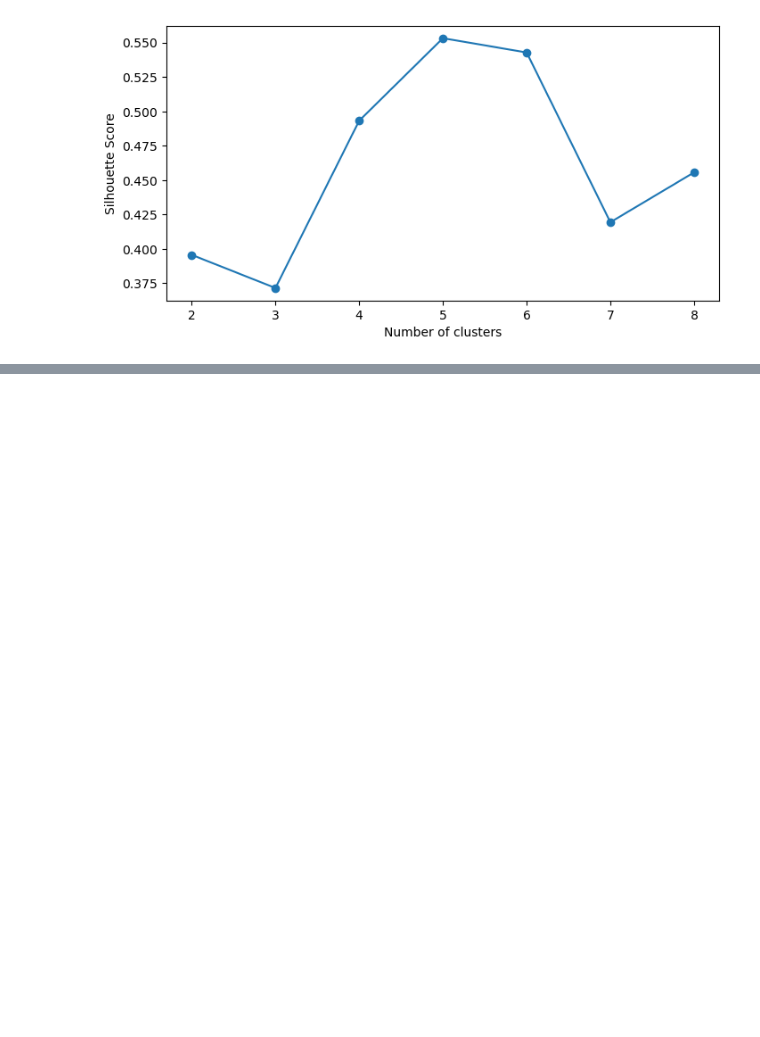
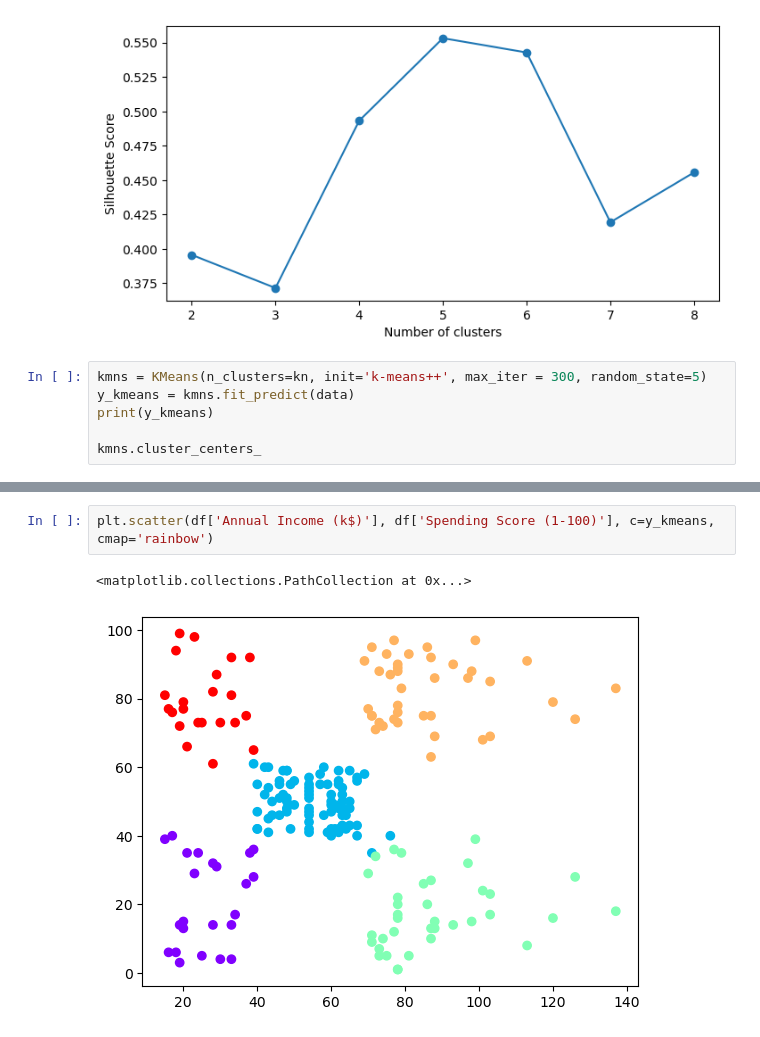
Before and after one commit to amaan-igs/Data-Analytics, a Jupyter notebook: ML/k-mean-clustering.ipynb, the cells around one changed output, grey strips where cells are left out. Drawn from its saved outputs; the diff is of its cells as text; blank space fills up the shorter version.

```diff
--- a/ML/k-mean-clustering.ipynb
+++ b/ML/k-mean-clustering.ipynb
@@ -89,3 +89,9 @@ plt.xlabel('Number of clusters')
 plt.ylabel('Silhouette Score');
 # %% [output]
 [figure]
+# %%
+kmns = KMeans(n_clusters=kn, init='k-means++', max_iter = 300, random_state=5)
+y_kmeans = kmns.fit_predict(data)
+print(y_kmeans)
+
+kmns.cluster_centers_
@@ -91,0 +110,5 @@ plt.ylabel('Silhouette Score');
+# %%
+plt.scatter(df['Annual Income (k$)'], df['Spending Score (1-100)'], c=y_kmeans, cmap='rainbow')
+# %% [output]
+<matplotlib.collections.PathCollection at 0x...>
+[figure, added]
```
Also changed, not shown: parts of 1 cell of this notebook.
